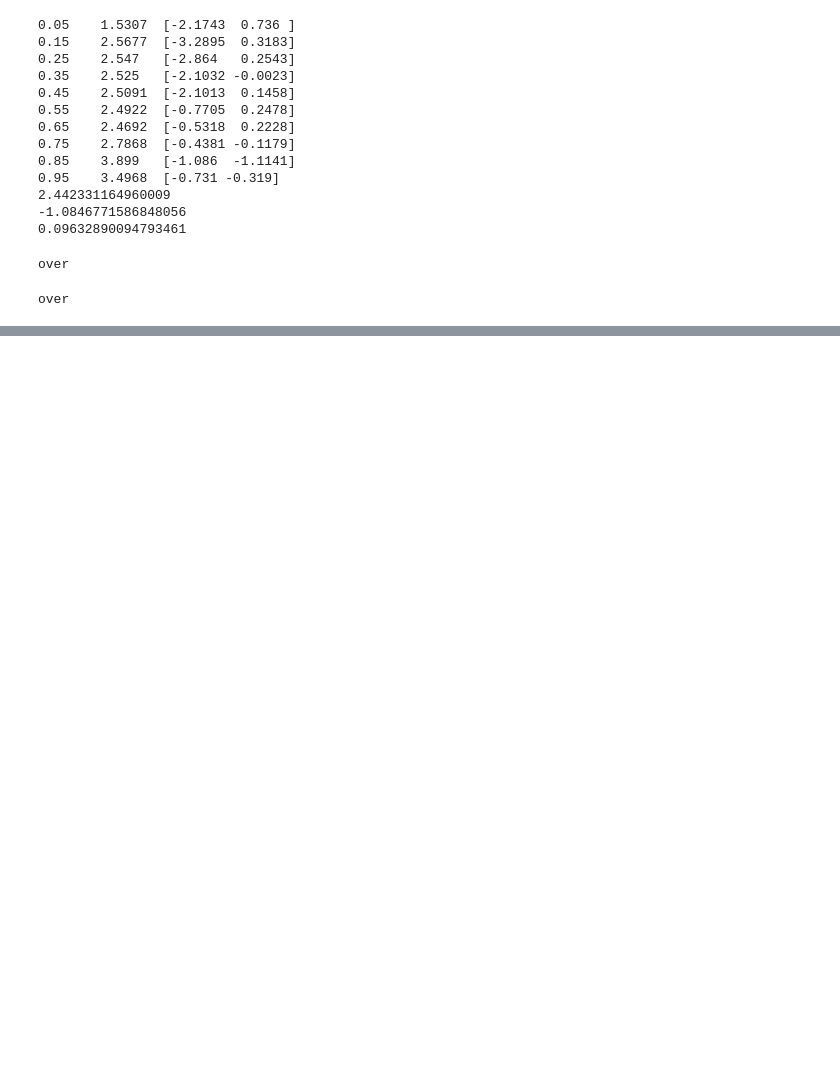
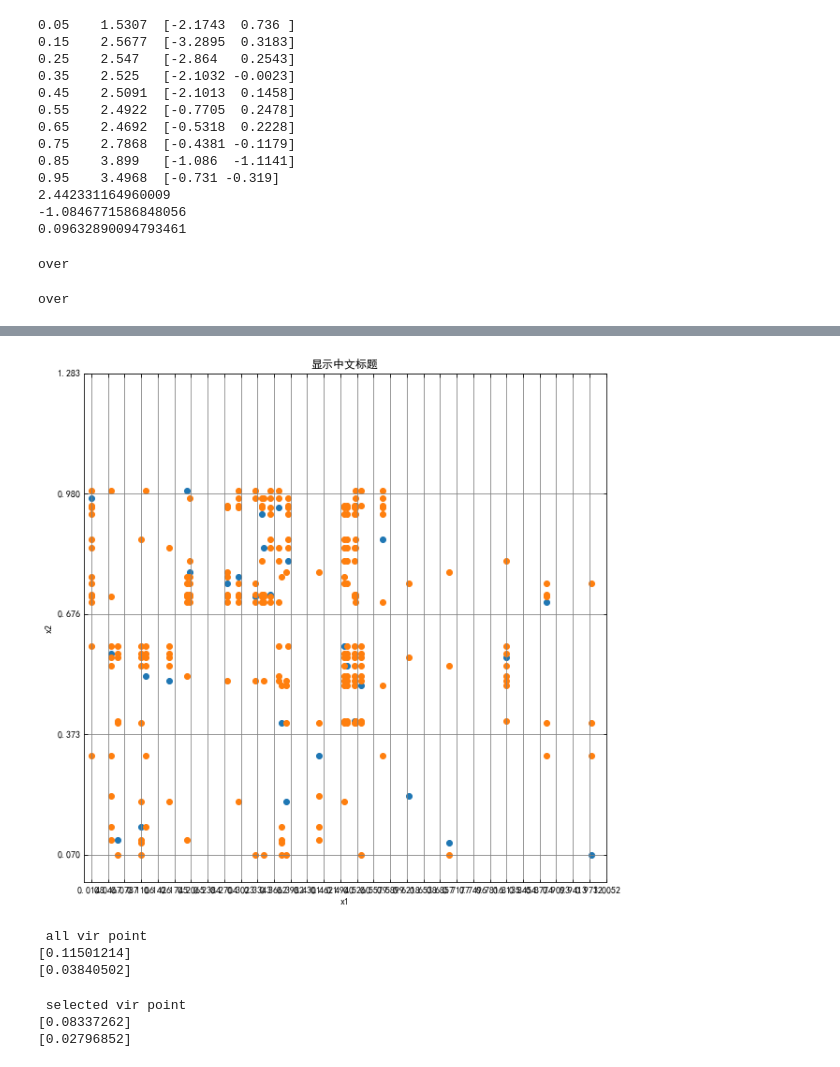
Before and after one commit to Aries-my/VSG, a Jupyter notebook: notebook/synthetic_data.ipynb, the cells around one changed output, grey strips where cells are left out. Cells and saved outputs as stored; diff of their text form; code cells hidden in the pictures; blank space fills up the shorter version.

```diff
--- a/notebook/synthetic_data.ipynb
+++ b/notebook/synthetic_data.ipynb
@@ -335,0 +345,59 @@ for sample in sample_list:
+# %%
+exist_list = []
+for sample in sample_list:
+    points = []
+    for index in range(len(sample.points)):
+        if sample.points[index] in vir_point:
+            points.append(sample.points[index])
+    if len(points) > 0:
+        if sample.ori_num == 0:
+            i = np.random.randint(0, len(points))
+            exist_list.append(points[i])
+        else:
+            #i = np.random.randint(0, len(points), size = sample.ori_num + 1)
+            i = len(points)
+            for j in range(i):
+                exist_list.append(points[j])
+
+e_list = []
+for point in exist_list:
+    e_list.append(point.x)
+plotting.plot_genx(X_train, np.array(e_list), length, n_sample, exp_config, fig_dir, plot_xlim, "selected_point2.png")
+# %% [output]
+[figure, added]
+# %%
+def mae1(point_list):
+    p = len(point_list)
+    a = 0
+    for point in point_list:
+        a += abs(point.y - point.true)
+    return a / p
+
+def mse1(point_list):
+    p = len(point_list)
+    a = 0
+    for point in point_list:
+        a += pow(point.y - point.true, 2)
+    return a / p
+
+mae = mae1(vir_point)
+mse = mse1(vir_point)
+
+print(" all vir point")
+print(mae)
+print(mse)
+# %% [output]
+ all vir point
+[0.11501214]
+[0.03840502]
+# %%
+mae_s = mae1(exist_list)
+mse_s = mse1(exist_list)
+
+print(" selected vir point")
+print(mae_s)
+print(mse_s)
+# %% [output]
+ selected vir point
+[0.08337262]
+[0.02796852]
```
Also changed, not shown: parts of 10 cells of this notebook, 3 other files.
